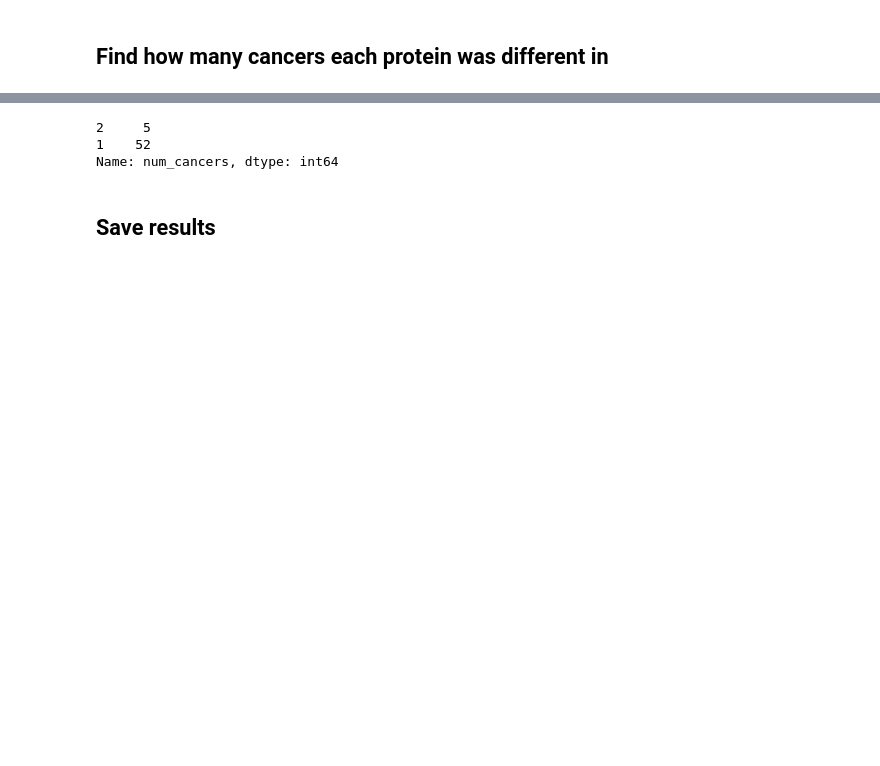
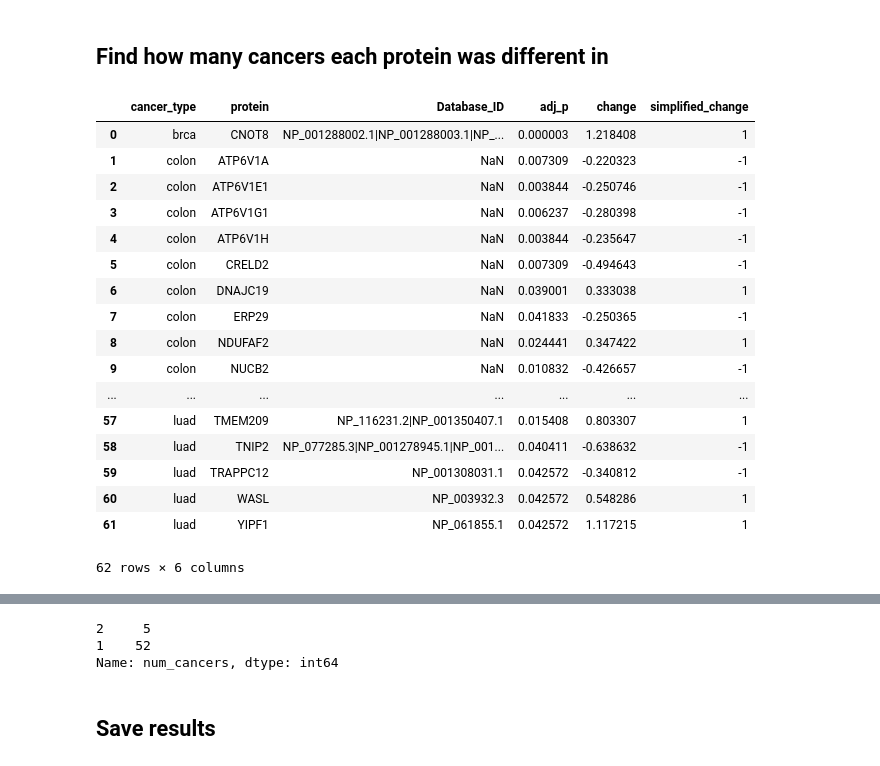
Before and after one commit to PayneLab/pancancerCNV, a Jupyter notebook: chromosome_8/04_commonly_diff_proteins_8p_trans.ipynb, the cells around one changed output, grey strips where cells are left out. Cells and saved outputs as stored; diff of their text form; code cells hidden in the pictures; blank space fills up the shorter version.

```diff
--- a/chromosome_8/04_commonly_diff_proteins_8p_trans.ipynb
+++ b/chromosome_8/04_commonly_diff_proteins_8p_trans.ipynb
@@ -160,2 +172,23 @@ alt.Chart(counts).mark_bar().encode(
+# %%
+prots
+# %% [output]
+|  | cancer_type | protein | Database_ID | adj_p | change | simplified_change |
+| 0 | brca | CNOT8 | NP_001288002.1|NP_001288003.1|NP_... | 0.000003 | 1.218408 | 1 |
+| 1 | colon | ATP6V1A | NaN | 0.007309 | -0.220323 | -1 |
+| 2 | colon | ATP6V1E1 | NaN | 0.003844 | -0.250746 | -1 |
+| 3 | colon | ATP6V1G1 | NaN | 0.006237 | -0.280398 | -1 |
+| 4 | colon | ATP6V1H | NaN | 0.003844 | -0.235647 | -1 |
+| 5 | colon | CRELD2 | NaN | 0.007309 | -0.494643 | -1 |
+| 6 | colon | DNAJC19 | NaN | 0.039001 | 0.333038 | 1 |
+| 7 | colon | ERP29 | NaN | 0.041833 | -0.250365 | -1 |
+| 8 | colon | NDUFAF2 | NaN | 0.024441 | 0.347422 | 1 |
+| 9 | colon | NUCB2 | NaN | 0.010832 | -0.426657 | -1 |
+| ... | ... | ... | ... | ... | ... | ... |
+| 57 | luad | TMEM209 | NP_116231.2|NP_001350407.1 | 0.015408 | 0.803307 | 1 |
+| 58 | luad | TNIP2 | NP_077285.3|NP_001278945.1|NP_001... | 0.040411 | -0.638632 | -1 |
+| 59 | luad | TRAPPC12 | NP_001308031.1 | 0.042572 | -0.340812 | -1 |
+| 60 | luad | WASL | NP_003932.3 | 0.042572 | 0.548286 | 1 |
+| 61 | luad | YIPF1 | NP_061855.1 | 0.042572 | 1.117215 | 1 |
+62 rows × 6 columns
 # %%
 prots_summary = prots.groupby("protein").agg(**{
```
Also changed, not shown: parts of 5 cells of this notebook, 11 other files.
